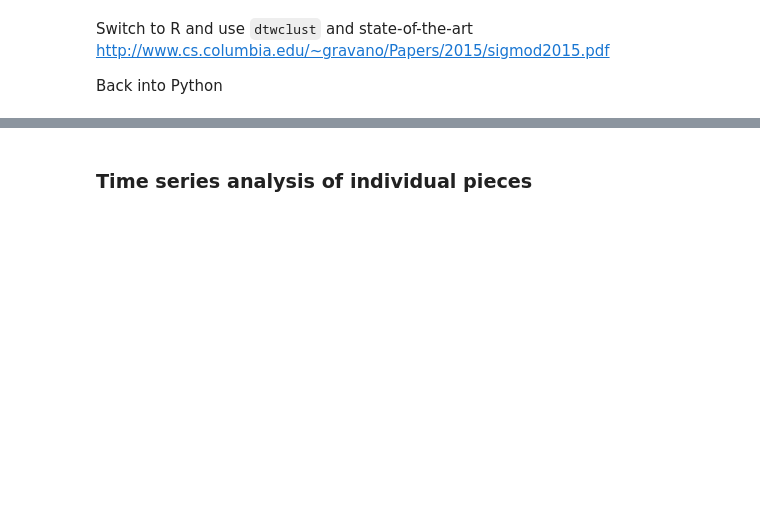
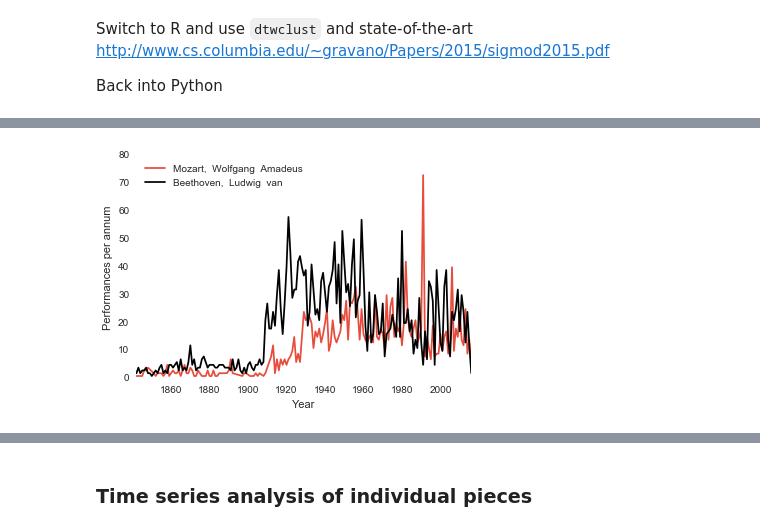
Before and after one commit to eamonnbell/nypposter, a Jupyter notebook: nyphil_programs.ipynb, the cells around one changed output, grey strips where cells are left out. Cells and saved outputs as stored; diff of their text form; code cells hidden in the pictures; blank space fills up the shorter version.

```diff
--- a/nyphil_programs.ipynb
+++ b/nyphil_programs.ipynb
@@ -365,3 +435,12 @@ plot_composer_by_name(search_composer('Verdi'))
+# %%
+with sns.color_palette(["#e74c3c", "#020202"]):
+    plot_composer_by_name(search_composer('Mozart'))
+    plot_composer_by_name(search_composer('Beeth'))
+plt.ylabel("Performances per annum")
+plt.xlabel("Year")
+plt.savefig('figs/MozB.svg')
+# %% [output]
+[figure, added]
 # %%
 import scipy
 
```
Also changed, not shown: parts of 17 cells of this notebook, 6 other files.
